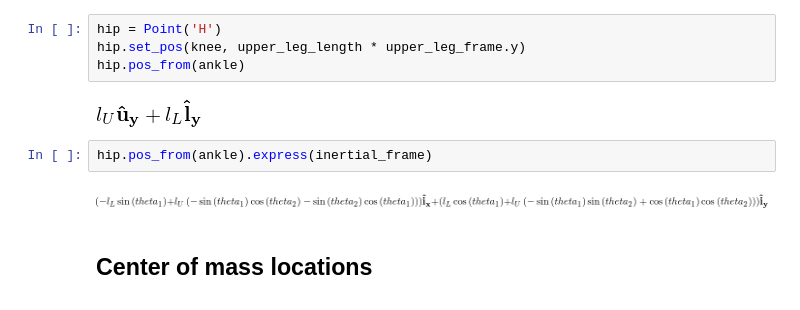
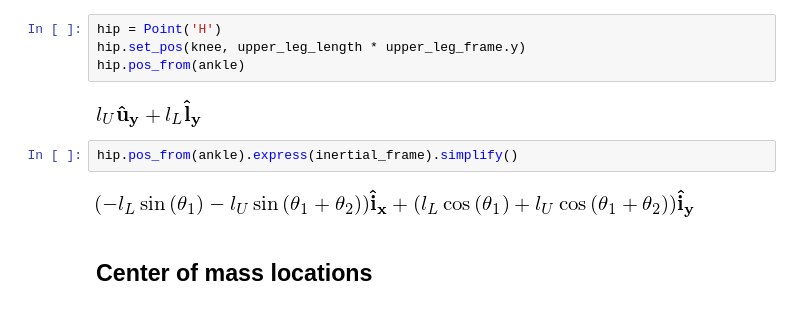
Before and after one commit to pydy/pydy-tutorial-human-standing, a Jupyter notebook: notebooks/base.ipynb, the cells around one changed output. Cells and saved outputs as stored; diff of their text form.

```diff
--- a/notebooks/base.ipynb
+++ b/notebooks/base.ipynb
@@ -62,9 +62,9 @@ hip.pos_from(ankle)
 # %% [output]
 [figure]
 # %%
-hip.pos_from(ankle).express(inertial_frame)
+hip.pos_from(ankle).express(inertial_frame).simplify()
 # %% [output]
-[figure, old version]
+[figure, new version]
 # %% [markdown]
 ## Center of mass locations
 # %%
```
Also changed, not shown: parts of 31 cells of this notebook.
